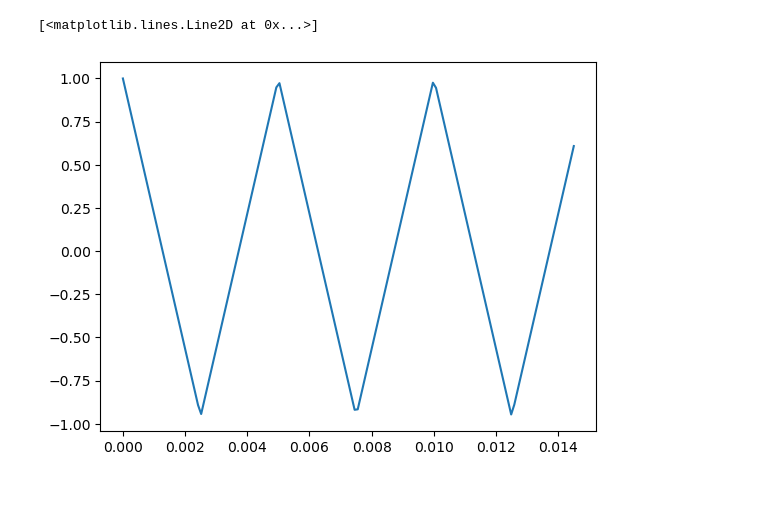
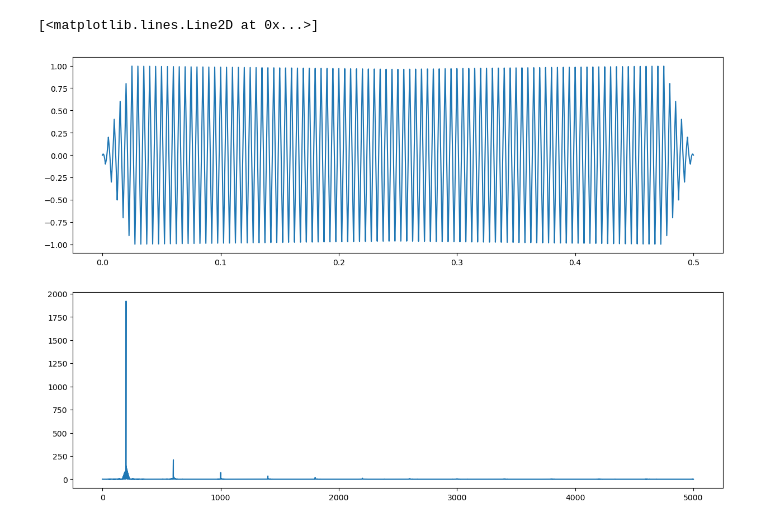
Before and after one commit to helsaint/DSP, a Jupyter notebook: Chapter 2 Harmonics.ipynb, the cells around one changed output. Cells and saved outputs as stored; diff of their text form; code cells hidden in the pictures; blank space fills up the shorter version.

Commit message:
added apodize and fft method

```diff
--- a/Chapter 2 Harmonics.ipynb
+++ b/Chapter 2 Harmonics.ipynb
@@ -5,38 +5,57 @@ from scipy import fftpack
 # %%
 class Sinusoid:
     def __init__(self, freq=440, amp=1, framerate = 44000, offset=0):
         self.freq = freq
         self.amp = amp
         self.framerate = framerate
         self.offset = offset
         self.ys = []
         self.ts = []
 
     def normalize(self):
         self.ys = self.ys - self.ys.mean()
         high = abs(max(self.ys))
         low = abs(min(self.ys))
-        return self.amp*self.ys/max(high,low)
+        self.ys = self.amp*self.ys/max(high,low)
+
+    def apodize(self, denom=20,duration=0.1):
+        n = len(self.ys)
+        k1 = n//denom
+        k2 = int(duration*self.framerate)
+        k = min(k1,k2)
+        w1 = np.linspace(0,1,k)
+        w2 = np.ones(n-2*k)
+        w3 = np.linspace(1,0,k)
+        window = np.concatenate((w1,w2,w3))
+        self.ys = self.ys*window
 
     def get_fft(self):
-
+        hs = fftpack.rfft(self.ys)
+        fs = fftpack.rfftfreq(len(self.ys), 1/self.framerate)
+        amps = np.absolute(hs)
+        return fs,amps
 
 class TriangleSignal(Sinusoid):
     def evaluate(self, ts):
         self.ts = ts
         cycles = self.freq * self.ts + self.offset/(2*np.pi)
         frac, _ = np.modf(cycles)
         self.ys = np.abs(frac - 0.5)
-        return self.ys
+        return self
 
-a = TriangleSignal(freq=200)
 framerate = 10000
+tri_signal = TriangleSignal(freq=200, framerate=framerate)
 start_time = 0
-end_time = 0.0145
-b = np.linspace(start_time,end_time,int(framerate*(end_time-start_time)))
-c = a.evaluate(b)
-c = a.normalize()
-plt.plot(b,c)
+end_time = 0.5
+x_axis = np.linspace(start_time,end_time,int(framerate*(end_time-start_time)))
+tri_signal = tri_signal.evaluate(x_axis)
+tri_signal.normalize()
+tri_signal.apodize()
+fs, amps = tri_signal.get_fft()
+fig, ax = plt.subplots(2,1)
+fig.set_size_inches(15,10)
+ax[0].plot(tri_signal.ts, tri_signal.ys)
+ax[1].plot(fs,amps)
 # %% [output]
 [<matplotlib.lines.Line2D at 0x...>]
-[figure, old version]
+[figure, new version]
```
Also changed, not shown: parts of 1 cell of this notebook.
